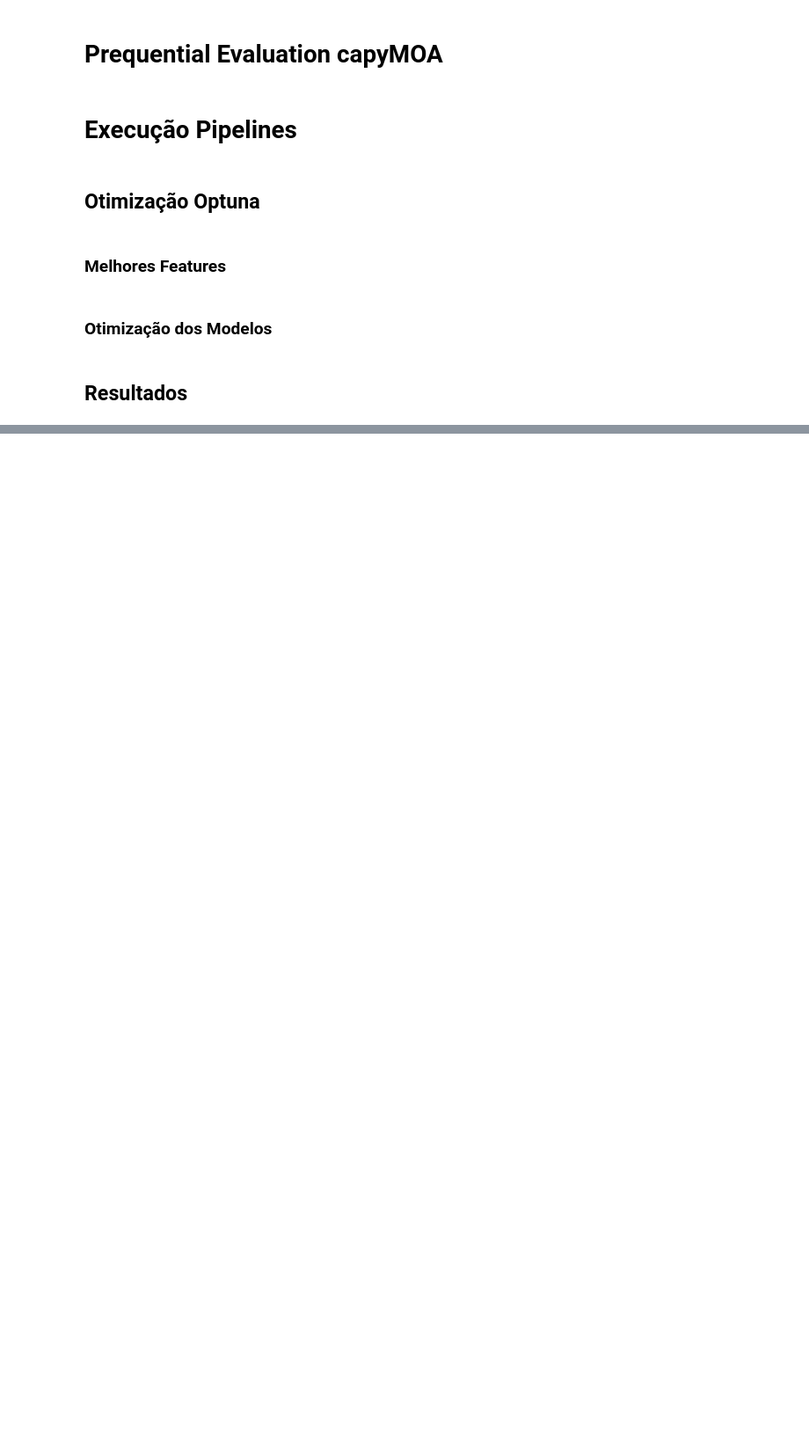
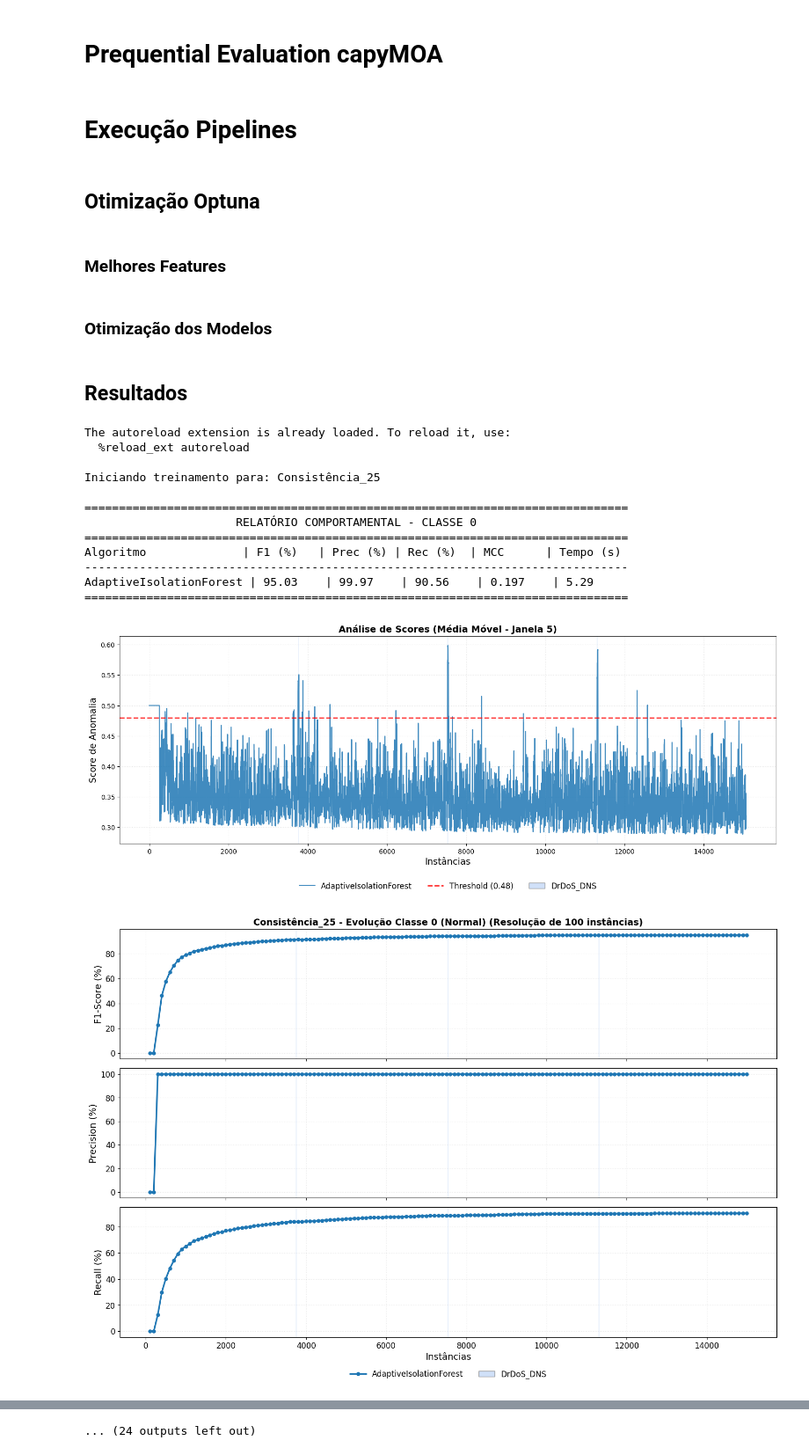
Before and after one commit to iRocktys/anomaly-detection-data-stream, a Jupyter notebook: AnomalyDetection.ipynb, the cells around one changed output, grey strips where cells are left out. Shown at 88% size. Saved outputs shown, nothing was run; the diff lists cells and outputs as text; code cells hidden in the pictures; blank space fills up the shorter version.

```diff
--- a/AnomalyDetection.ipynb
+++ b/AnomalyDetection.ipynb
@@ -234,31 +234,46 @@ for dataset_path in datasets:
     processor = DataStreamProcessor(logging=False, selected_features=features)
 
     stream, targets, features = processor.create_stream(
         df=df,
         target_label_col='Label',
         binary_label=False,
         normalize_method="MinMaxScaler",
         threshold_var=None,
         threshold_corr=None,
         top_n_features=None,
         return_stream=True,
         extra_ignore_cols=['Source IP', 'Source Port', 'Destination IP', 'Destination Port', 'Protocol', 'Inbound'],
         imputation_method='mediana'
     )
 
     algoritmos = get_anomaly_models(
         stream.get_schema(),
         selected_models=['AIF']
     )
 
     runner = AnomalyExperimentRunner(target_names=targets)
 
     runner._run_anomaly_evaluation(
         stream,
         algorithms=algoritmos,
         window_size=100,
         warmup_instances=0,
         title=nome_experimento,
-        target_class=None,
+        target_class=0,
         threshold=0.48
     )
+# %% [output]
+The autoreload extension is already loaded. To reload it, use:
+  %reload_ext autoreload
+
+Iniciando treinamento para: Consistência_25
+
+===============================================================================
+                      RELATÓRIO COMPORTAMENTAL - CLASSE 0
+===============================================================================
+Algoritmo              | F1 (%)   | Prec (%) | Rec (%)  | MCC      | Tempo (s)
+-------------------------------------------------------------------------------
+AdaptiveIsolationForest | 95.03    | 99.97    | 90.56    | 0.197    | 5.29
+===============================================================================
+[figure, added]
+[figure, added]
@@ -264,0 +313 @@ for dataset_path in datasets:
+... (24 outputs left out)
```
Also changed, not shown: parts of 1 cell of this notebook, 4 other files.
